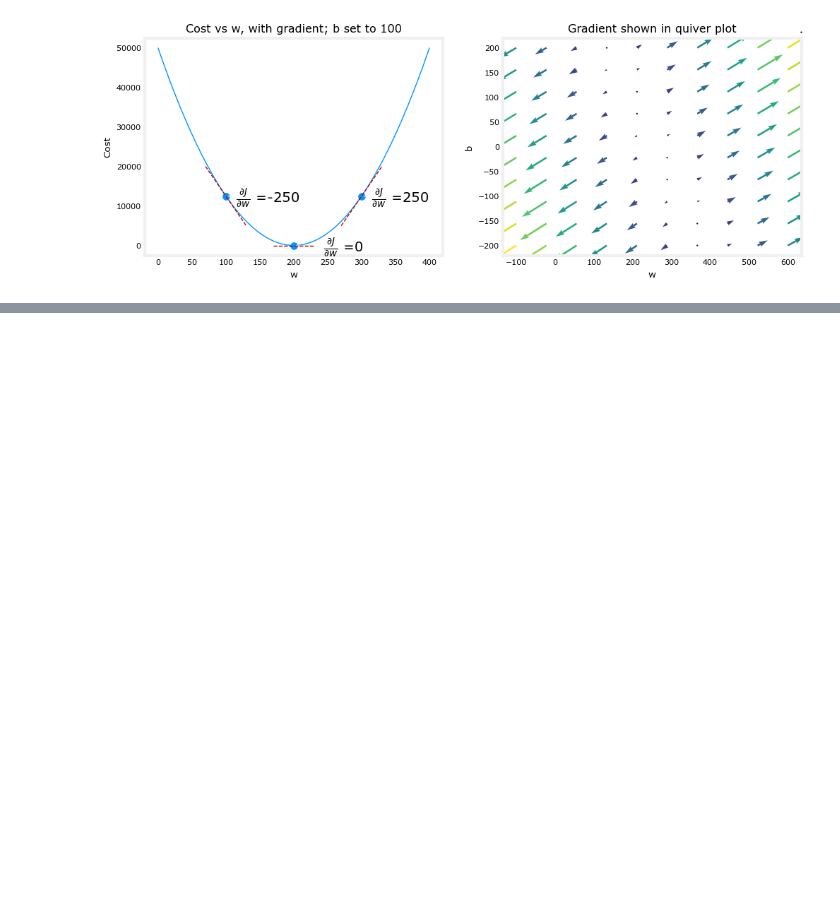
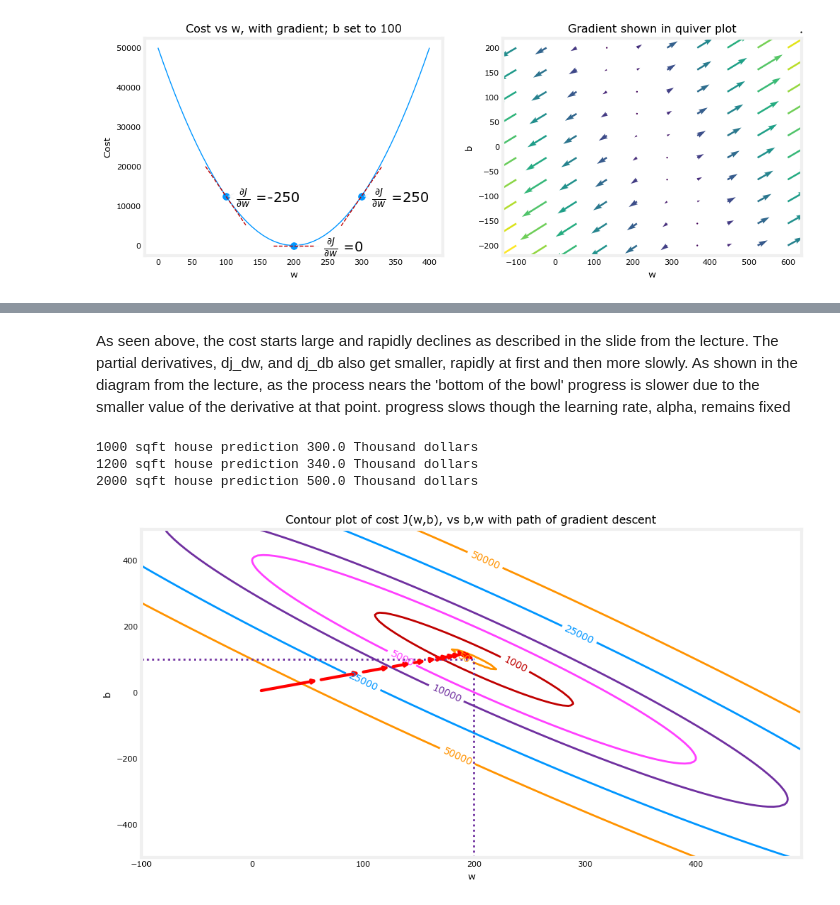
Before and after one commit to whatsnextnick/JupyterNotebooks, a Jupyter notebook: SupervisedML/gradient_Descent.ipynb, the cells around one changed output, grey strips where cells are left out. Drawn from its saved outputs; the diff is of its cells as text; code cells hidden in the pictures; blank space fills up the shorter version.

```diff
--- a/SupervisedML/gradient_Descent.ipynb
+++ b/SupervisedML/gradient_Descent.ipynb
@@ -67,0 +103,11 @@ plt.show()
+# %%
+# initialize parameters
+w_init = 0
+b_init = 0
+# some gradient descent settings
+iterations = 10000
+tmp_alpha = 1.0e-2
+# run gradient descent
+w_final, b_final, J_hist, p_hist = gradient_descent(x_train ,y_train, w_init, b_init, tmp_alpha,
+                                                    iterations, compute_cost, compute_gradient)
+print(f"(w,b) found by gradient descent: ({w_final:8.4f},{b_final:8.4f})")
@@ -67,0 +126,18 @@ plt.show()
+# %% [markdown]
+As seen above, the cost starts large and rapidly declines as described in the slide from the lecture.
+The partial derivatives, dj_dw, and dj_db also get smaller, rapidly at first and then more slowly. As shown in the diagram from the lecture, as the process nears the 'bottom of the bowl' progress is slower due to the smaller value of the derivative at that point.
+progress slows though the learning rate, alpha, remains fixed
+# %%
+#Predictions
+print(f"1000 sqft house prediction {w_final*1.0 + b_final:0.1f} Thousand dollars")
+print(f"1200 sqft house prediction {w_final*1.2 + b_final:0.1f} Thousand dollars")
+print(f"2000 sqft house prediction {w_final*2.0 + b_final:0.1f} Thousand dollars")
+# %% [output]
+1000 sqft house prediction 300.0 Thousand dollars
+1200 sqft house prediction 340.0 Thousand dollars
+2000 sqft house prediction 500.0 Thousand dollars
+# %%
+fig, ax = plt.subplots(1,1, figsize=(12, 6))
+plt_contour_wgrad(x_train, y_train, p_hist, ax)
+# %% [output]
+[figure, added]
```
Also changed, not shown: parts of 2 cells of this notebook, 7 other files.
